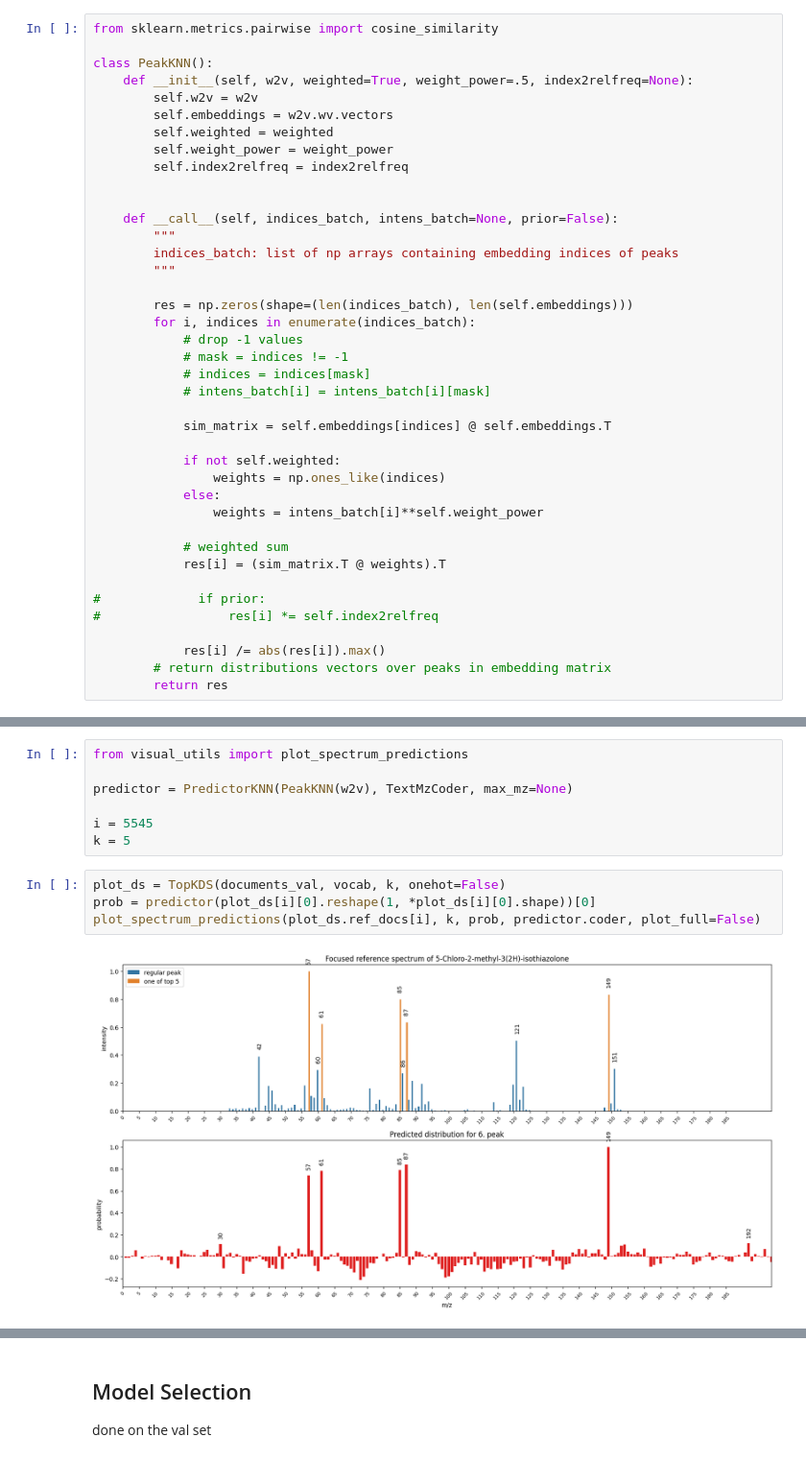
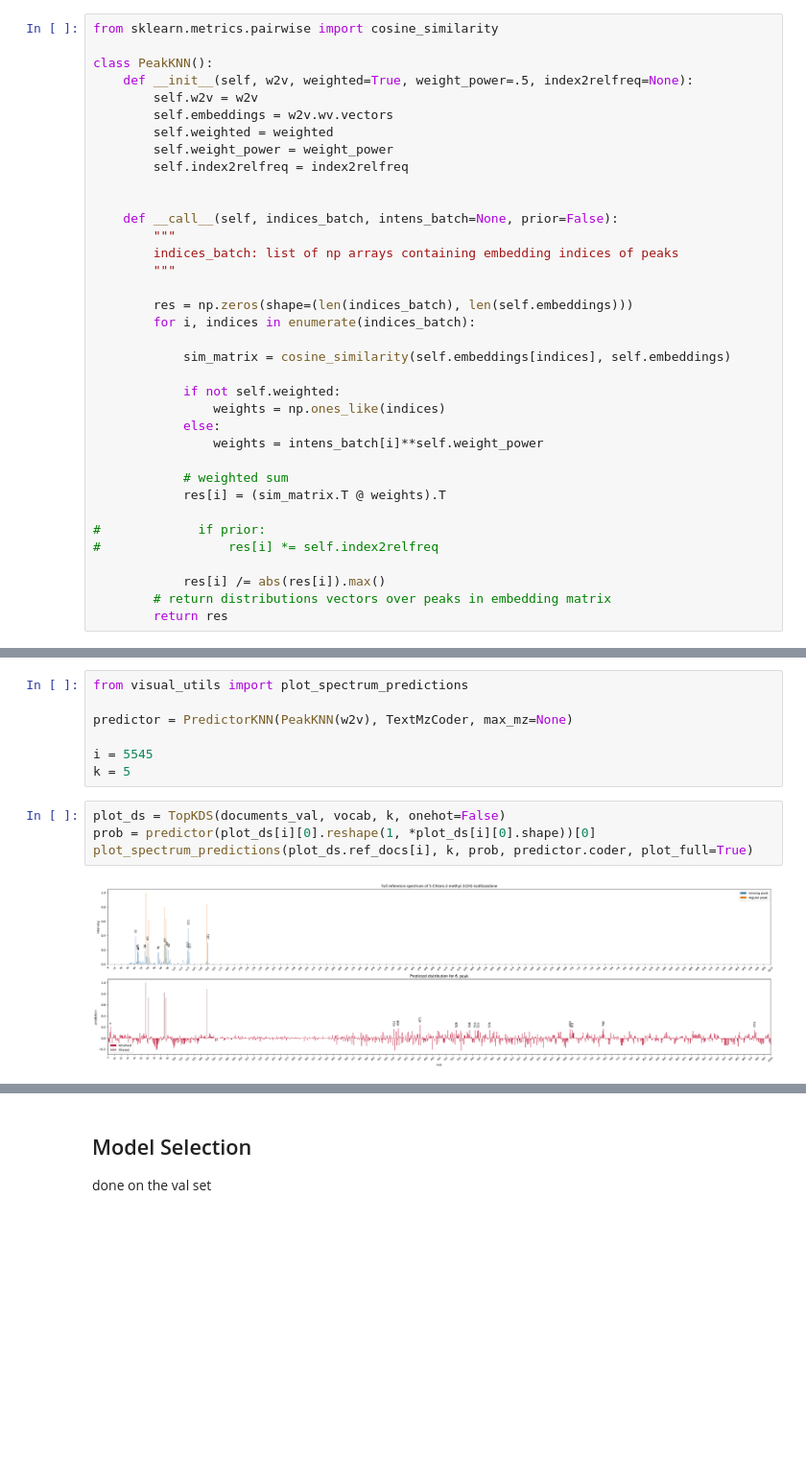
Before and after one commit to michal-stary/missing-peaks-prediction, a Jupyter notebook: knn_model_Gas2VecKNN.ipynb, the cells around one changed output, grey strips where cells are left out. Shown: that part at 96% size. Drawn from its saved outputs; the diff is of its cells as text; blank space fills up the shorter version.

```diff
--- a/knn_model_Gas2VecKNN.ipynb
+++ b/knn_model_Gas2VecKNN.ipynb
@@ -105,12 +87,8 @@ class PeakKNN():
 
         res = np.zeros(shape=(len(indices_batch), len(self.embeddings)))
         for i, indices in enumerate(indices_batch):
-            # drop -1 values
-            # mask = indices != -1
-            # indices = indices[mask]
-            # intens_batch[i] = intens_batch[i][mask]
 
-            sim_matrix = self.embeddings[indices] @ self.embeddings.T
+            sim_matrix = cosine_similarity(self.embeddings[indices], self.embeddings)
 
             if not self.weighted:
                 weights = np.ones_like(indices)
@@ -246,6 +220,6 @@ k = 5
 # %%
 plot_ds = TopKDS(documents_val, vocab, k, onehot=False)
 prob = predictor(plot_ds[i][0].reshape(1, *plot_ds[i][0].shape))[0]
-plot_spectrum_predictions(plot_ds.ref_docs[i], k, prob, predictor.coder, plot_full=False)
+plot_spectrum_predictions(plot_ds.ref_docs[i], k, prob, predictor.coder, plot_full=True)
 # %% [output]
-[figure, old version]
+[figure, new version]
```
Also changed, not shown: parts of 29 cells of this notebook, 16 other files.
